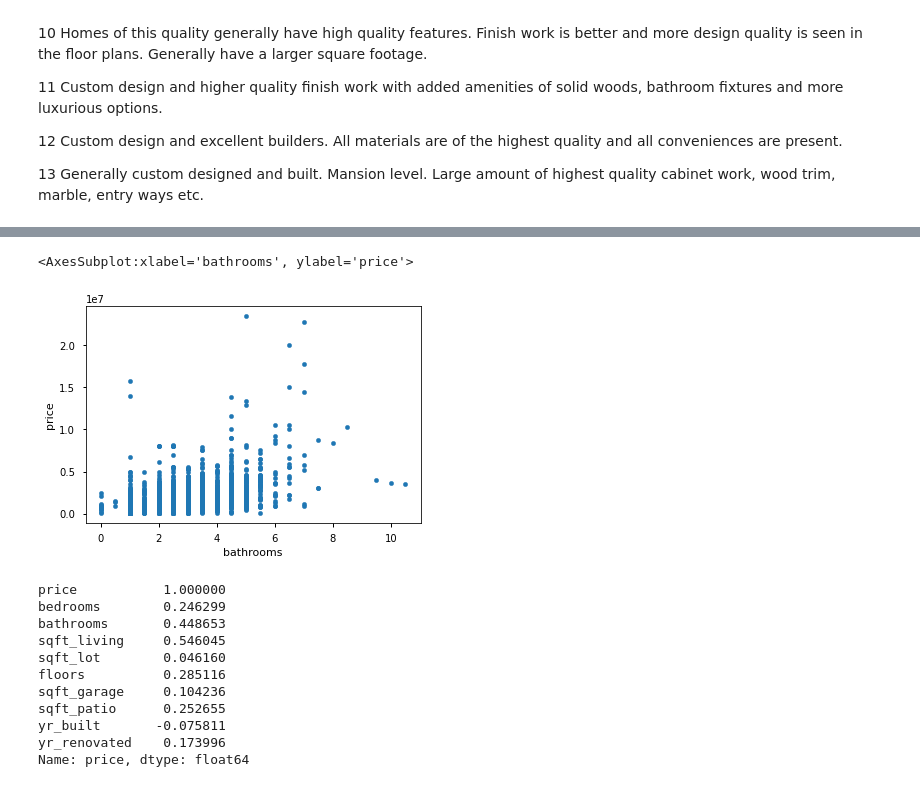
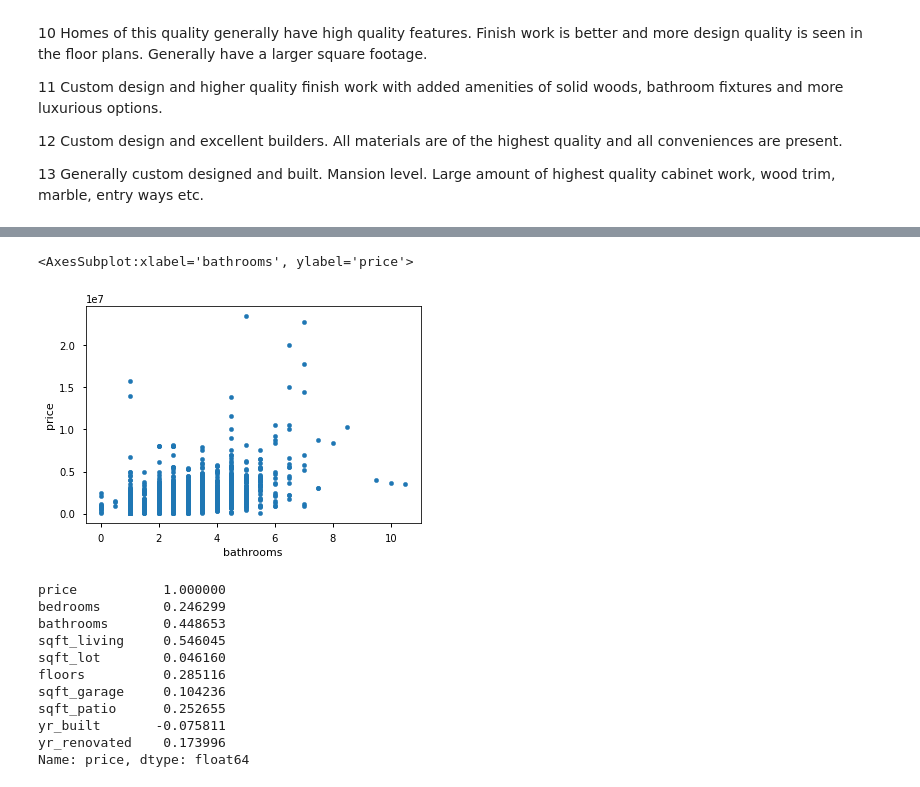
Before and after one commit to hall-nicholas/flatiron-ds-project-2, a Jupyter notebook: code/Dan_Exploration.ipynb, the cells around one changed output, grey strips where cells are left out. Saved outputs shown, nothing was run; the diff lists cells and outputs as text; code cells hidden in the pictures.

```diff
--- a/code/Dan_Exploration.ipynb
+++ b/code/Dan_Exploration.ipynb
@@ -210,10 +222,10 @@ yr_renovated    0.084786
 Name: price, dtype: float64
 # %%
 most_corr = "bathrooms"
-df.sample(15000, random_state=30).plot.scatter(x=most_corr, y='price')
+df.sample(13000, random_state=30).plot.scatter(x=most_corr, y='price')
 # %% [output]
 <AxesSubplot:xlabel='bathrooms', ylabel='price'>
-[figure, old version]
+[figure, new version]
 # %%
 y = df['price']
 X_baseline = df[[most_corr]]
```
Also changed, not shown: parts of 7 cells of this notebook.
